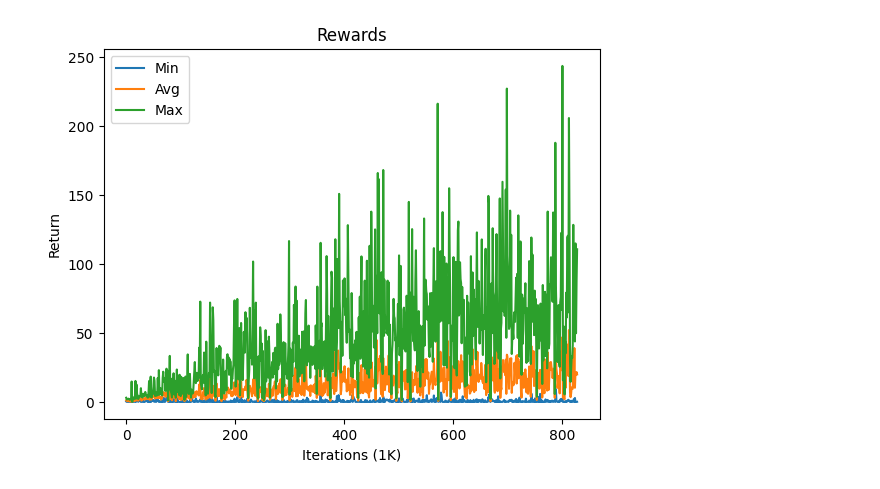
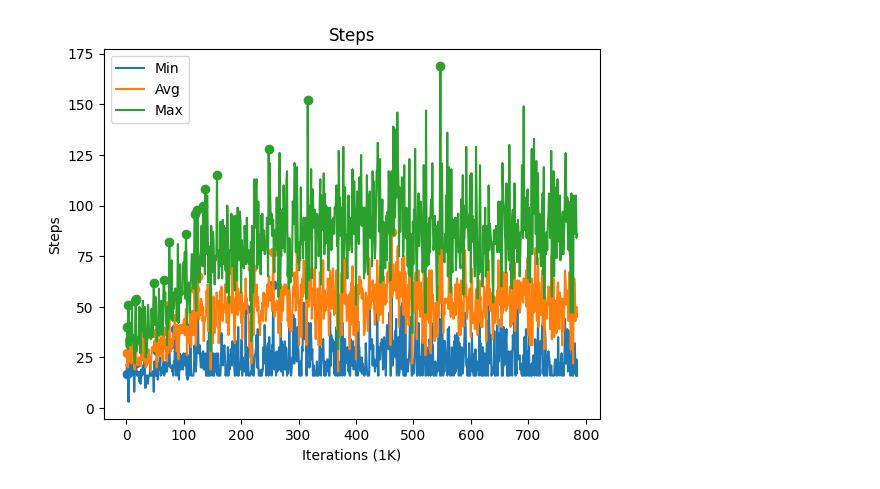
Before and after one commit to kangsyahrul/tetris, a Jupyter notebook: versions/mark-001/progress.ipynb, the cells around one changed output. Saved outputs shown, nothing was run; the diff lists cells and outputs as text; code cells hidden in the pictures.

```diff
--- a/versions/mark-001/progress.ipynb
+++ b/versions/mark-001/progress.ipynb
@@ -1,3 +1,24 @@
 # %%
 import pandas as pd
 import matplotlib.pyplot as plt
+# %%
+def get_new_records(arr):
+    x, y = [], []
+    record = 0
+    if len(arr) > 0:
+        record = arr[0]
+    for i, val in enumerate(arr):
+        if val > record:
+            record = val
+            y.append(val)
+            x.append(i)
+
+    return x, y
+
+def moving_average(arr, window=10):
+    res = []
+    if len(arr) > window:
+        for i in range(0, len(arr) - window):
+            values = arr[i:i+window]
+            res.append(sum(values)/len(values))
+    return res
@@ -4,13 +75,20 @@ import matplotlib.pyplot as plt
 # %%
-df_returns = pd.read_csv('metrics-returns.csv')
+# Metrics: steps
+df_steps = pd.read_csv('metrics-steps.csv')
 
-plt.title('Rewards')
-plt.plot(df_returns['min'])
-plt.plot(df_returns['avg'])
-plt.plot(df_returns['max'])
+plt.title('Steps')
+plt.plot(df_steps['min'])
+plt.plot(df_steps['avg'])
+plt.plot(df_steps['max'])
 plt.legend(['Min', 'Avg', 'Max'])
-plt.ylabel('Return')
+xs, ys = get_new_records(df_steps['min'])
+plt.scatter(xs, ys)
+xs, ys = get_new_records(df_steps['avg'])
+plt.scatter(xs, ys)
+xs, ys = get_new_records(df_steps['max'])
+plt.scatter(xs, ys)
+plt.ylabel('Steps')
 plt.xlabel('Iterations (1K)')
 plt.show()
 # %% [output]
-[figure, old version]
+[figure, new version]
```
Also changed, not shown: parts of 4 cells of this notebook, 31 other files.
